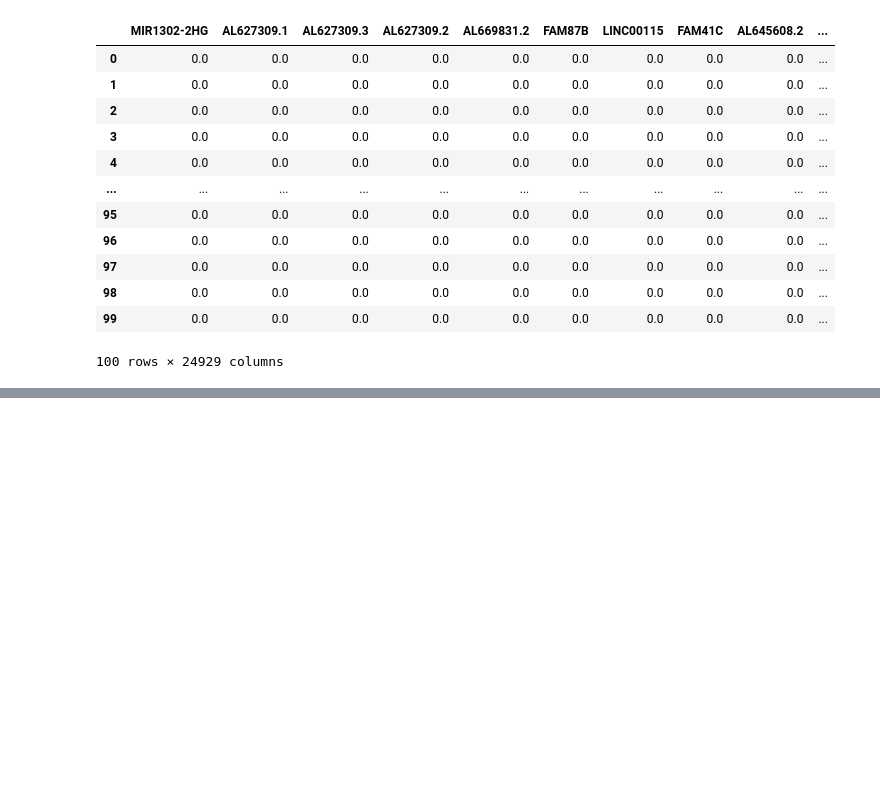
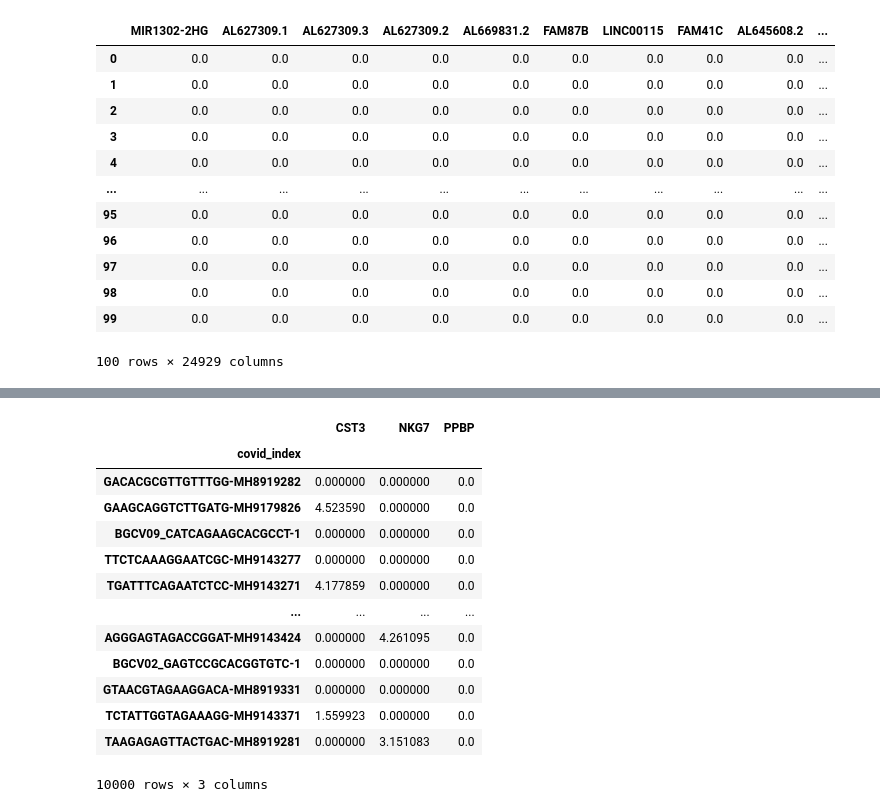
Before and after one commit to Zethione/etcembly-group1, a Jupyter notebook: notebooks/data_extract.ipynb, the cells around one changed output, grey strips where cells are left out. Saved outputs shown, nothing was run; the diff lists cells and outputs as text; code cells hidden in the pictures; blank space fills up the shorter version.

```diff
--- a/notebooks/data_extract.ipynb
+++ b/notebooks/data_extract.ipynb
@@ -144,0 +139,17 @@ df = pd.DataFrame(sub_sample[0].toarray(), columns=data.var_names)
+# %%
+joined_df[['CST3', 'NKG7', 'PPBP']]
+# %% [output]
+|  | CST3 | NKG7 | PPBP |
+| covid_index |  |  |  |
+| GACACGCGTTGTTTGG-MH8919282 | 0.000000 | 0.000000 | 0.0 |
+| GAAGCAGGTCTTGATG-MH9179826 | 4.523590 | 0.000000 | 0.0 |
+| BGCV09_CATCAGAAGCACGCCT-1 | 0.000000 | 0.000000 | 0.0 |
+| TTCTCAAAGGAATCGC-MH9143277 | 0.000000 | 0.000000 | 0.0 |
+| TGATTTCAGAATCTCC-MH9143271 | 4.177859 | 0.000000 | 0.0 |
+| ... | ... | ... | ... |
+| AGGGAGTAGACCGGAT-MH9143424 | 0.000000 | 4.261095 | 0.0 |
+| BGCV02_GAGTCCGCACGGTGTC-1 | 0.000000 | 0.000000 | 0.0 |
+| GTAACGTAGAAGGACA-MH8919331 | 0.000000 | 0.000000 | 0.0 |
+| TCTATTGGTAGAAAGG-MH9143371 | 1.559923 | 0.000000 | 0.0 |
+| TAAGAGAGTTACTGAC-MH8919281 | 0.000000 | 3.151083 | 0.0 |
+10000 rows × 3 columns
```
Also changed, not shown: parts of 28 cells of this notebook.
